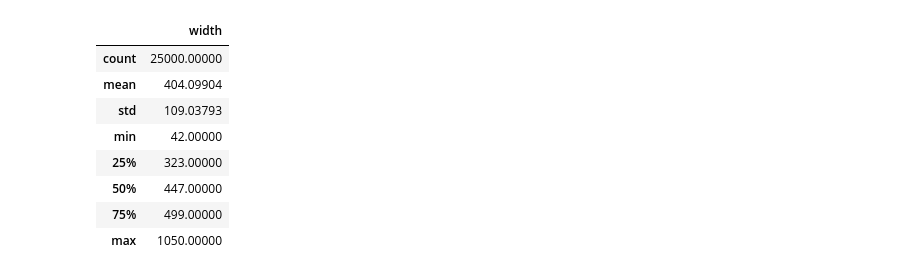
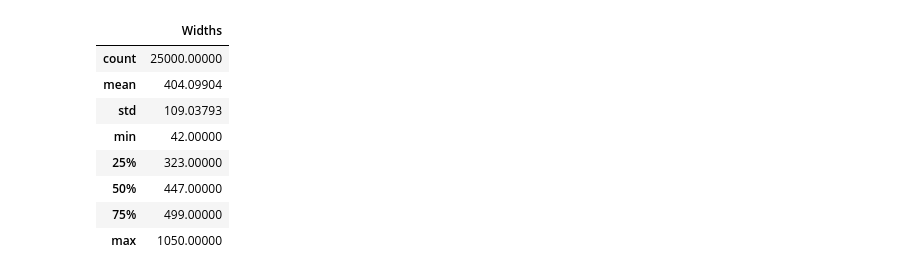
Before and after one commit to FernandoFavoretti/Udacity_Machine_Learning, a Jupyter notebook: capstone/Exploratory Visualization.ipynb, the cells around one changed output. Cells and saved outputs as stored; diff of their text form; code cells hidden in the pictures.

```diff
--- a/capstone/Exploratory Visualization.ipynb
+++ b/capstone/Exploratory Visualization.ipynb
@@ -24,13 +24,10 @@ def get_sizes(data_folder, sample_size):
 # %%
 widths, heights = get_sizes(images_dir, 25000)
 # %%
-wd = pd.DataFrame(widths, columns=['width'])
+wd = pd.DataFrame(widths, columns=['Widths'])
 wd.describe()
-
-wd = pd.DataFrame(widths, columns=['width'])
-wd.describe()
 # %% [output]
-|  | width |
+|  | Widths |
 | count | 25000.00000 |
 | mean | 404.09904 |
 | std | 109.03793 |
```
Also changed, not shown: parts of 8 cells of this notebook.
